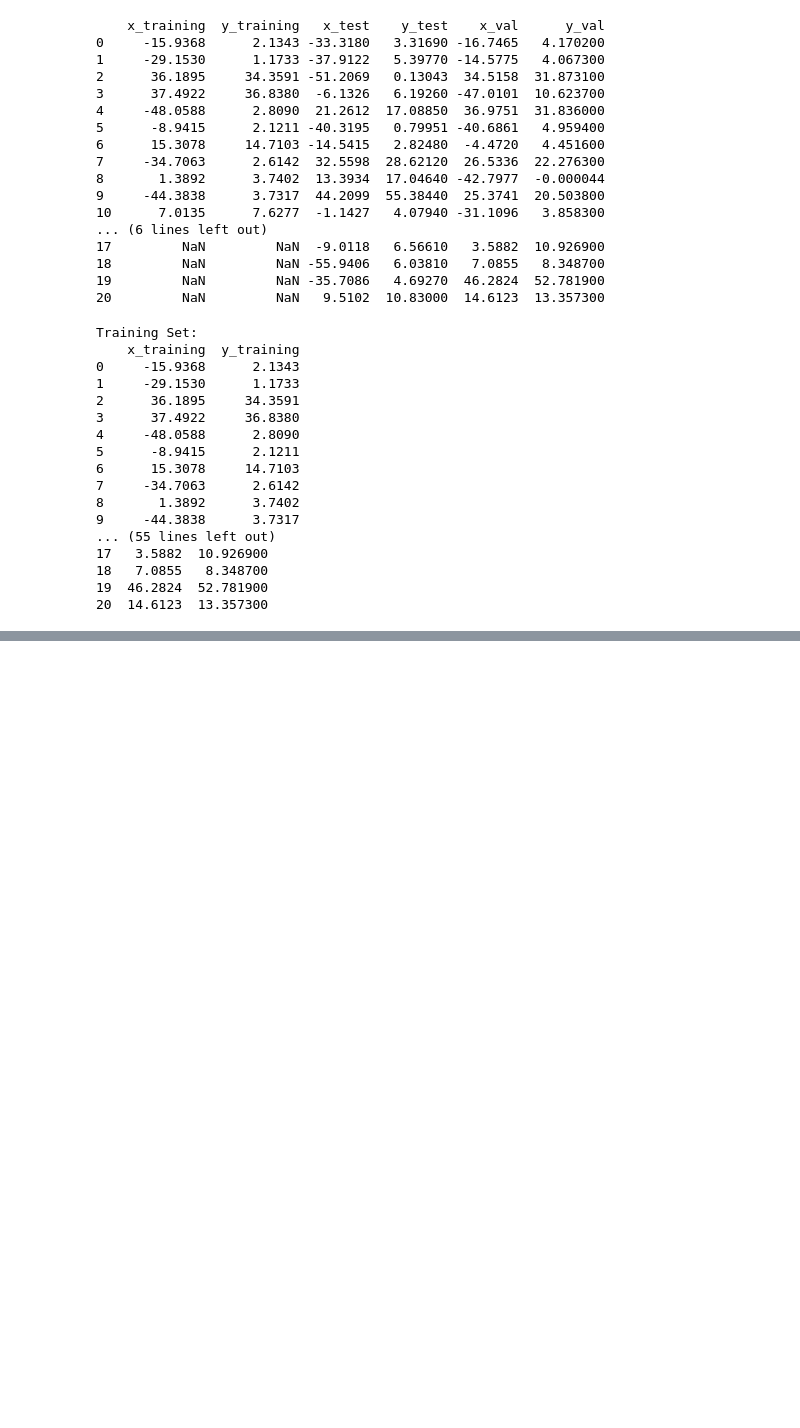
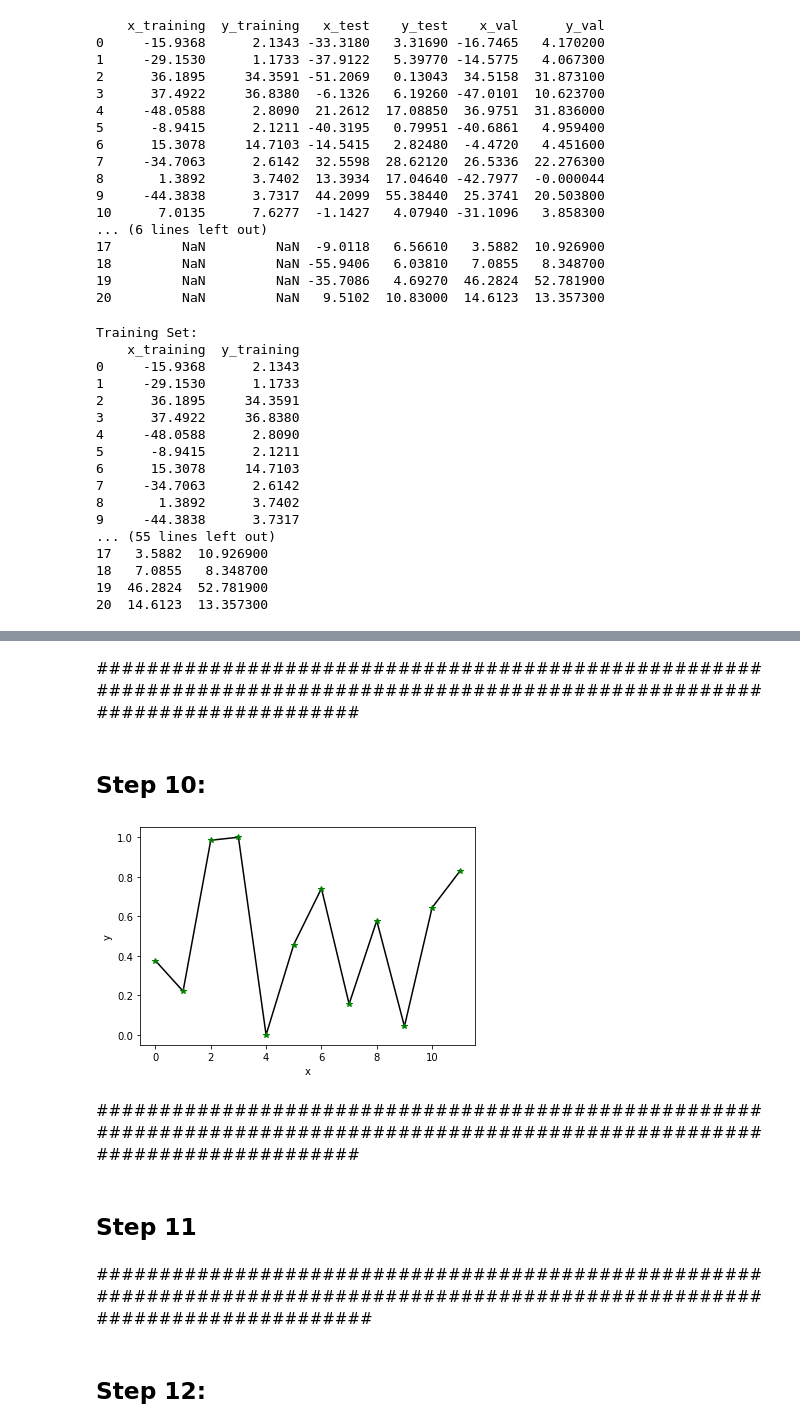
Before and after one commit to bethanie13/Machine-Learning-Linear-Regression, a Jupyter notebook: Lab2_Williams.ipynb, the cells around one changed output, grey strips where cells are left out. Saved outputs shown, nothing was run; the diff lists cells and outputs as text; code cells hidden in the pictures; blank space fills up the shorter version.

```diff
--- a/Lab2_Williams.ipynb
+++ b/Lab2_Williams.ipynb
@@ -279,0 +458,7 @@ MSE: 22.376039828024417
+# %%
+def normalization_func(x):
+    normalized_array = []
+    for i in x:
+        normalize= (i-np.min(x))/(np.max(x)-np.min(x))
+        normalized_array.append(normalize)
+    return normalized_array
@@ -279,0 +480,4 @@ MSE: 22.376039828024417
+# %% [markdown]
+###############################################################################################################################
+# %% [markdown]
+## Step 10:
@@ -279,0 +582,12 @@ MSE: 22.376039828024417
+# %%
+polynomial_descent(0.001, x, y)
+# %% [output]
+[figure, added]
+# %% [markdown]
+###############################################################################################################################
+# %% [markdown]
+## Step 11
+# %% [markdown]
+################################################################################################################################
+# %% [markdown]
+## Step 12:
```
Also changed, not shown: parts of 49 cells of this notebook.
